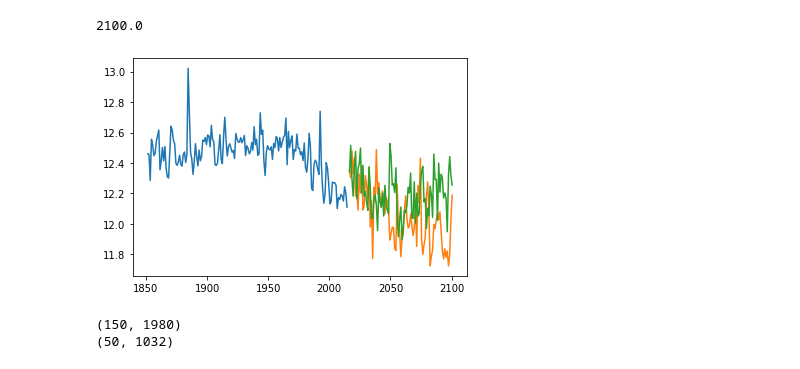
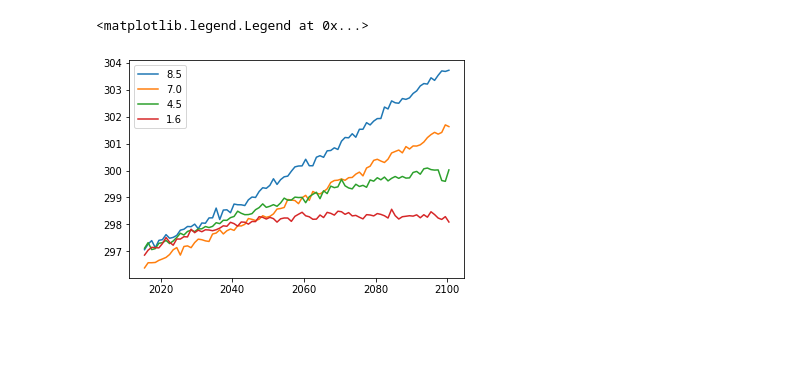
Before and after one commit to katemarvel/CMIP6_LDEO, a Jupyter notebook: TimeOfEmergence.ipynb, the cells around one changed output. Cells and saved outputs as stored; diff of their text form; code cells hidden in the pictures; blank space fills up the shorter version.

Commit message:
added time of emergence figs

```diff
--- a/TimeOfEmergence.ipynb
+++ b/TimeOfEmergence.ipynb
@@ -58,25 +56,15 @@ historical=get_averages("southwest","mrsos","historical")
-# %%
-ssp585=get_averages("southwest","mrsos","ssp585")
-# %%
-1032/12.+2014
-# %% [output]
-2100.0
-# %%
-ssp370=get_averages("southwest","mrsos","ssp370")
 # %%
-def plot_jja(data):
+def plot_season(data,season,**kwargs):
     avg=MV.average(data,axis=0)
     cdutil.setTimeBoundsMonthly(avg)
-    Plotting.time_plot(cdutil.JJA(avg)[1:])
+    Plotting.time_plot(getattr(cdutil,season)(avg),**kwargs)
-# %%
-plot_jja(historical)
-plot_jja(ssp585)
-plot_jja(ssp370)
-# %% [output]
-[figure, removed]
-# %%
-print(historical.shape)
-print(ssp370.shape)
-# %% [output]
-(150, 1980)
-(50, 1032)
+# %%
+#plot_season(historical)
+plot_season(ssp585,"JJA",label="8.5")
+plot_season(ssp370,"JJA",label="7.0")
+plot_season(ssp245,"JJA",label="4.5")
+plot_season(ssp126,"JJA",label="1.6")
+plt.legend()
+# %% [output]
+<matplotlib.legend.Legend at 0x...>
+[figure, added]
```
Also changed, not shown: parts of 6 cells of this notebook.
